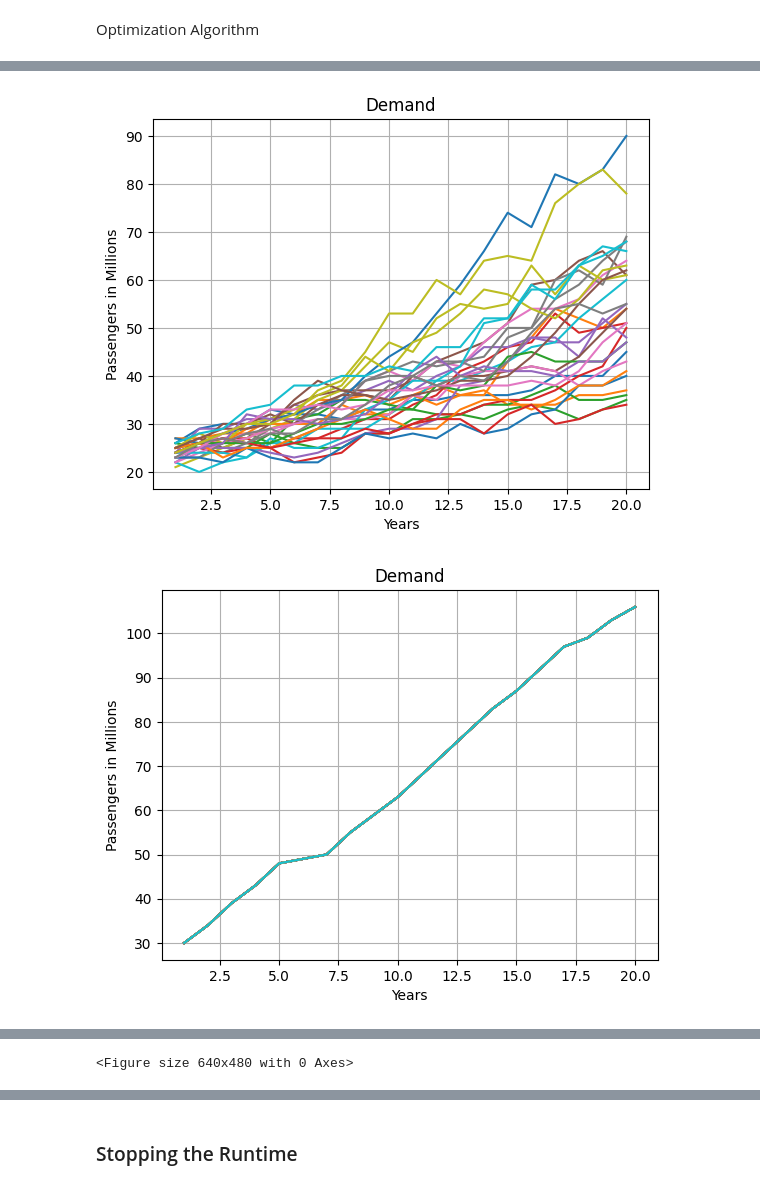
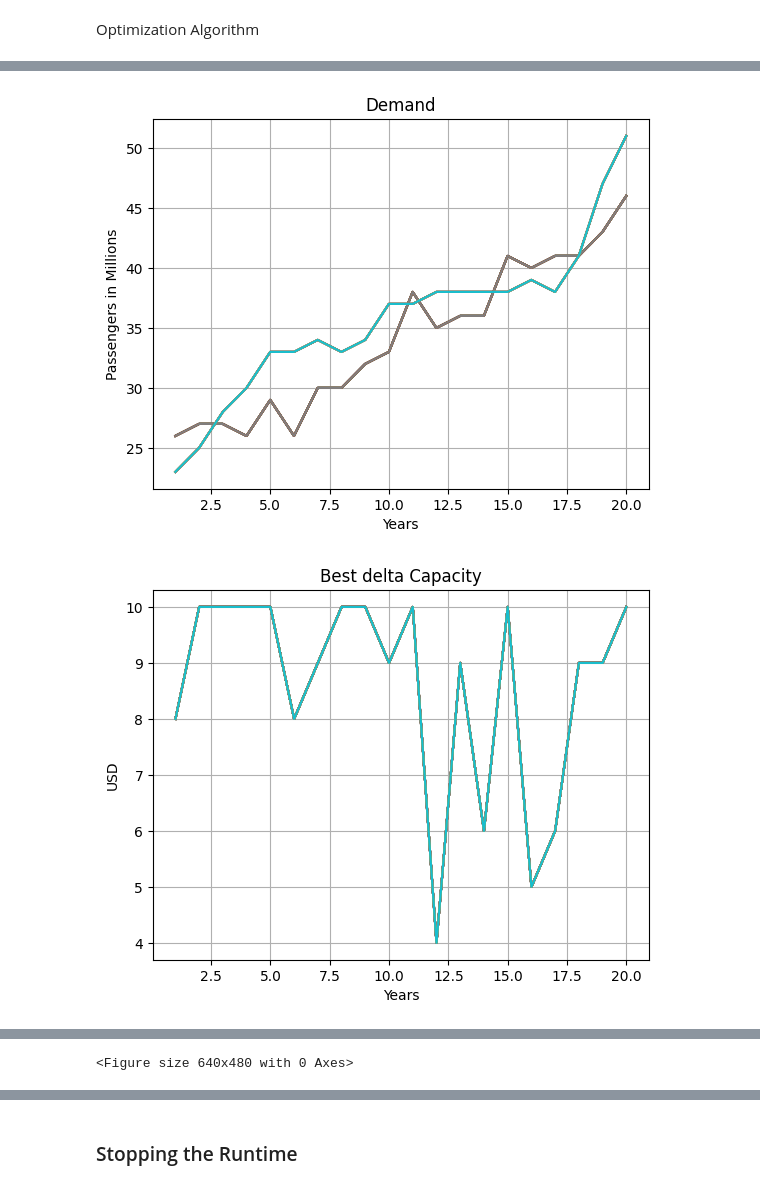
Before and after one commit to Oli767/VT1-Python-Files, a Jupyter notebook: VT2 VS Code/VT2.ipynb, the cells around one changed output, grey strips where cells are left out. Saved outputs shown, nothing was run; the diff lists cells and outputs as text; code cells hidden in the pictures.

Commit message:
Shortened the Functions into a single one

```diff
--- a/VT2 VS Code/VT2.ipynb
+++ b/VT2 VS Code/VT2.ipynb
@@ -27,7 +27,7 @@ dt = 1
 # Time Horizon of Forecasts in Steptime
 Fth = 20
 # Number of Forecasts
-Forecasts = 1000
+Forecasts = 2
 
 # Parameters
 mu = 0.042754330256447565
@@ -39,7 +39,7 @@ sigma = 0.05813761525452841
 Scenarios = fn.generate_scenarios(mu, sigma, Dt0, dt, Fth, Forecasts)
 
 # Round values up for further Calculation
-D = np.ceil(Scenarios)
+Demand = np.ceil(Scenarios)
 # print(D)
 
 
@@ -285,7 +267,7 @@ from deap import base, creator, tools
 
 # Define the bounds for the delta_K
 Lower_Limit = 0
-Upper_Limit = 5
+Upper_Limit = 10
 
 # Create the DEAP framework
 creator.create("FitnessMax", base.Fitness, weights=(1.0,))
@@ -303,8 +285,12 @@ toolbox.register("population", tools.initRepeat, list, toolbox.individual)
 
 # Define the evaluation function
 def evaluate(individual):
-    return (NPV_Genetic(individual),)
+    return (ENPV(individual),)
 
+
+# toolbox.register(
+#     "evaluate", flex_valuation_model_dr, d=d, mu=mu, t=param["t"], param=param
+# )
 
 toolbox.register("evaluate", evaluate)
 
@@ -316,7 +302,7 @@ toolbox.register(
 toolbox.register("select", tools.selTournament, tournsize=3)
 
 # Set up the genetic algorithm
-population = toolbox.population(n=50)
+population = toolbox.population(n=100)
 cxpb, mutpb, ngen = 0.5, 0.2, 10
 
 # Perform the evolution
@@ -346,6 +332,6 @@ for gen in range(ngen):
 best_ind = tools.selBest(population, 1)[0]
 print("Best individual:", best_ind)
 print(
-    "Best NPV:", -best_ind.fitness.values[0]
+    "Best ENPV:", -best_ind.fitness.values[0]
 )  # Negate the fitness to get the actual NPV value
 # %% [output]
@@ -405,23 +391,56 @@ Best delta_K [5 4 5 4 5 1 1 5 4 4 5 5 5 5 4 5 5 2 4 3]
 # %%
 # Calling the Scenario Plotting Function
 fn.Scenario_plot(
-    D_rounded,
+    np.ceil(Demand / 1000000),
     Fth,
     True,
     "Demand",
     "Passengers in Millions",
     30,
 )
 
 # Calling the Scenario Plotting Function
 fn.Scenario_plot(
-    New_Capacity_Vector,
+    best_ind,
     Fth,
     True,
-    "Demand",
-    "Passengers in Millions",
+    "Best delta Capacity",
+    "USD",
     30,
 )
+
+
+# Calling the Scenario Plotting Function
+fn.Scenario_plot(
+    Rev,
+    Fth,
+    True,
+    "Revenue",
+    "USD",
+    30,
+)
+
+
+# Calling the Scenario Plotting Function
+fn.Scenario_plot(
+    -Cos,
+    Fth,
+    True,
+    "Cost",
+    "USD",
+    30,
+)
+
+
+# Calling the Scenario Plotting Function
+fn.Scenario_plot(
+    Rev - Cos,
+    Fth,
+    True,
+    "Profit",
+    "USD",
+    30,
+)
 # %% [output]
-[figure, old version]
+[figure, new version]
-[figure, old version]
+[figure, new version]
```
Also changed, not shown: parts of 14 cells of this notebook, 1 other file.
